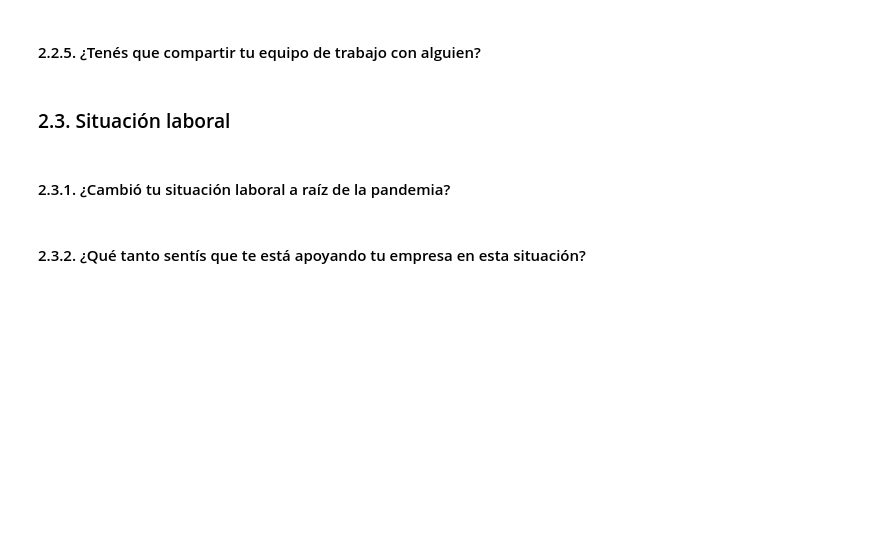
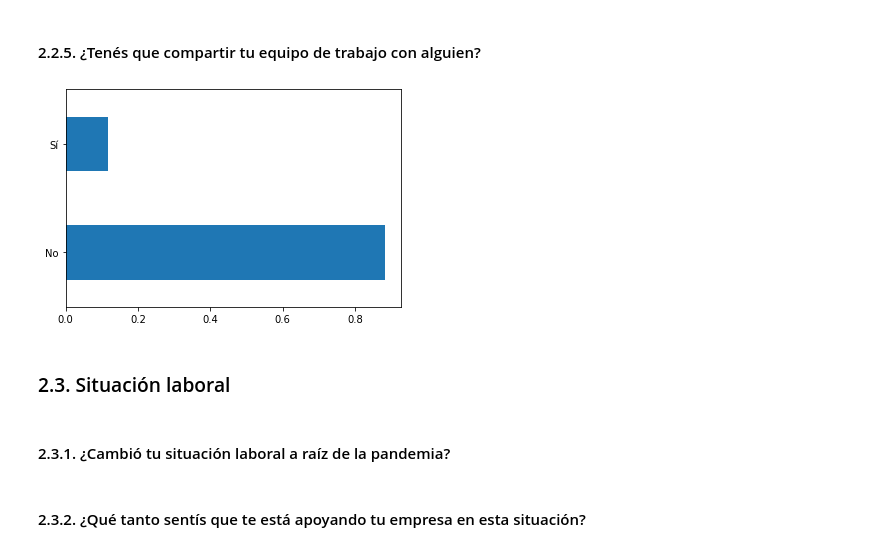
Before and after one commit to SebastianESaavedra/openqube-sueldos, a Jupyter notebook: pipeline/covid-analysis.ipynb, the cells around one changed output. Drawn from its saved outputs; the diff is of its cells as text; code cells hidden in the pictures; blank space fills up the shorter version.

```diff
--- a/pipeline/covid-analysis.ipynb
+++ b/pipeline/covid-analysis.ipynb
@@ -304,5 +303,14 @@ charts["tenes_hijoas"] = to_rechart(gph, 4)
 # %% [markdown]
 #### 2.2.5. ¿Tenés que compartir tu equipo de trabajo con alguien?
+# %%
+aux = df.copy()
+
+gph = aux["tenes_que_compartir_tu_equipo_de_trabajo_con_alguien"].value_counts(normalize=True, sort=True)
+gph.plot.barh();
+
+charts["espacio_trabajo_compartido"] = to_rechart(gph)
+# %% [output]
+[figure, added]
 # %% [markdown]
 ### 2.3. Situación laboral
 # %% [markdown]
```
Also changed, not shown: parts of 6 cells of this notebook.
